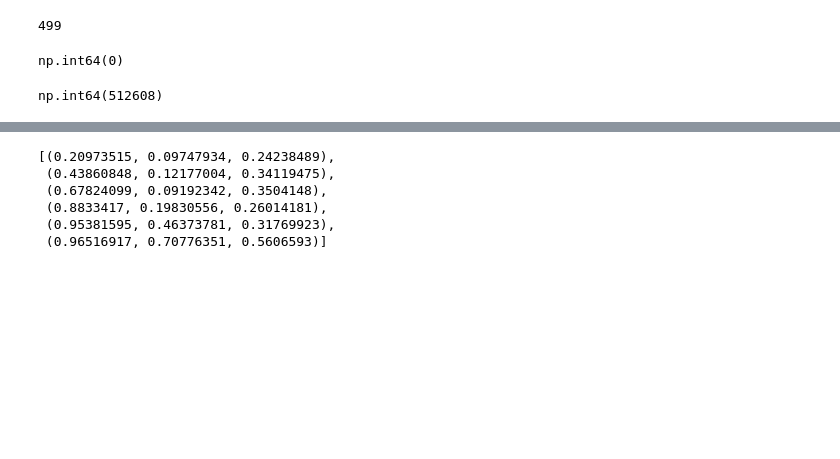
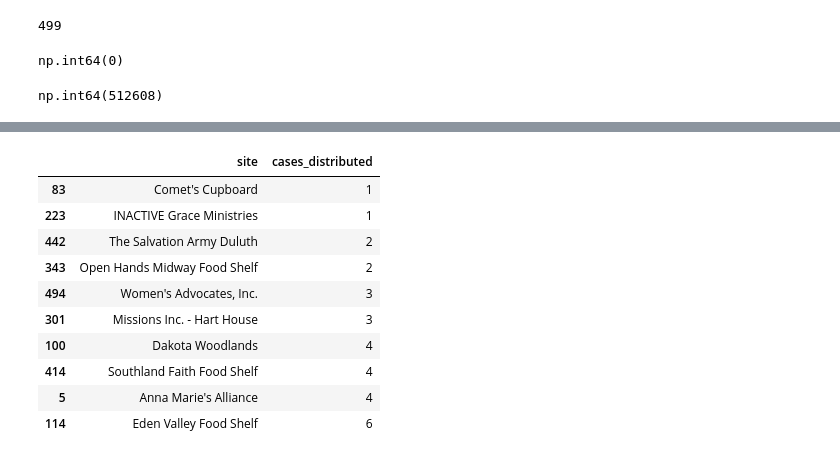
Before and after one commit to a-location-1/mn-food-shelf-analysis, a Jupyter notebook: tefap_context.ipynb, the cells around one changed output, grey strips where cells are left out. Saved outputs shown, nothing was run; the diff lists cells and outputs as text; code cells hidden in the pictures; blank space fills up the shorter version.

```diff
--- a/tefap_context.ipynb
+++ b/tefap_context.ipynb
@@ -53,18 +195,26 @@ mn_shelves.sort_values("cases_distributed", ascending=False).head(10)
+# %%
+# Ten smallest food shelves by cases received
+mn_shelves.loc[:, ["site", "cases_distributed"]].sort_values("cases_distributed").head(
+    10
+)
+# %% [output]
+|  | site | cases_distributed |
+| 83 | Comet's Cupboard | 1 |
+| 223 | INACTIVE Grace Ministries | 1 |
+| 442 | The Salvation Army Duluth | 2 |
+| 343 | Open Hands Midway Food Shelf | 2 |
+| 494 | Women's Advocates, Inc. | 3 |
+| 301 | Missions Inc. - Hart House | 3 |
+| 100 | Dakota Woodlands | 4 |
+| 414 | Southland Faith Food Shelf | 4 |
+| 5 | Anna Marie's Alliance | 4 |
+| 114 | Eden Valley Food Shelf | 6 |
 # %%
 mn_shelves.loc[mn_shelves["site"] == "Manna Market Substance", "county"] = "Hennepin"
 mn_shelves.loc[mn_shelves["site"] == "Channel One Food Shelf", "county"] = "Olmsted"
 mn_shelves.loc[mn_shelves["site"] == "VEAP, Inc.", "county"] = "Hennepin"
 mn_shelves.loc[mn_shelves["site"] == "Open Cupboard", "county"] = "Washington"
 mn_shelves.loc[mn_shelves["site"] == "Hope For The Community", "county"] = "Anoka"
-# %%
-sns.color_palette("rocket")
-# %% [output]
-[(0.20973515, 0.09747934, 0.24238489),
- (0.43860848, 0.12177004, 0.34119475),
- (0.67824099, 0.09192342, 0.3504148),
- (0.8833417, 0.19830556, 0.26014181),
- (0.95381595, 0.46373781, 0.31769923),
- (0.96516917, 0.70776351, 0.5606593)]
 # %%
 top5 = mn_shelves.sort_values("cases_distributed", ascending=False).head(5)
 top5.loc[top5["site"] == "Manna Market Substance", "site"] = "Manna Market\nSubstance"
```
Also changed, not shown: parts of 12 cells of this notebook, 2 other files.
